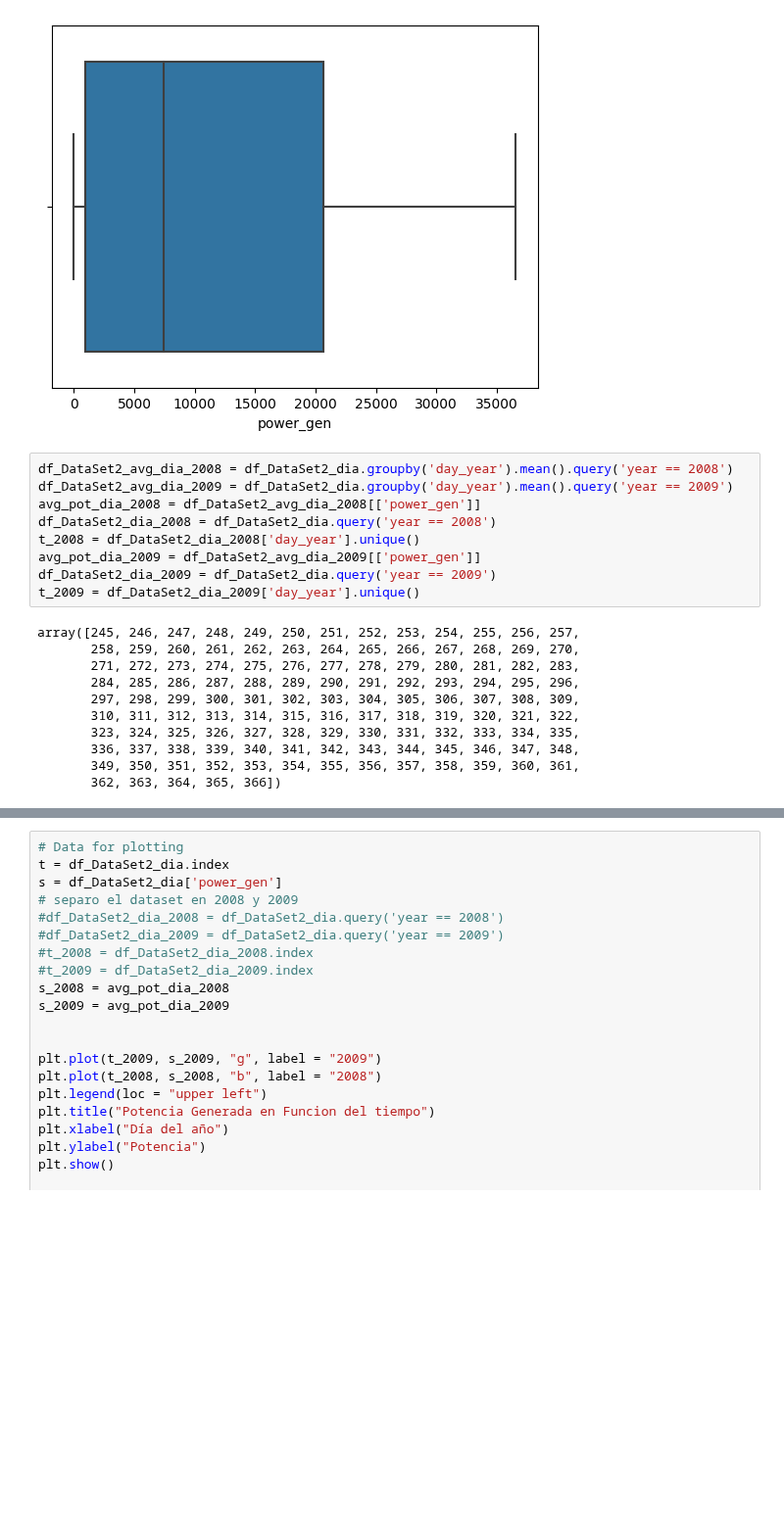
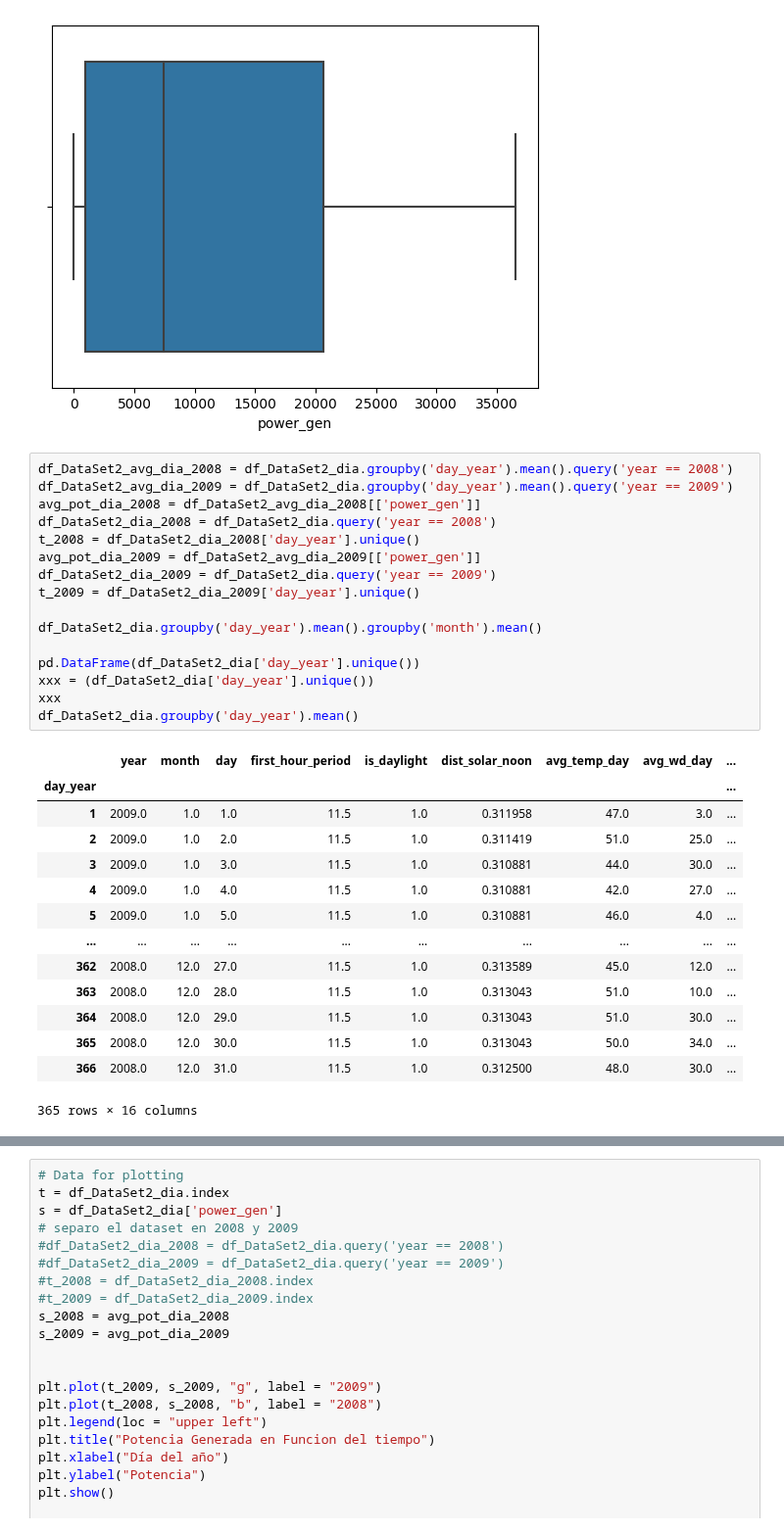
Before and after one commit to FernandoEzequiel/Coder, a Jupyter notebook: notebook/Entregas Coder/Visualizaciones_GarciaGonzalez.ipynb, the cells around one changed output, grey strips where cells are left out. Shown at 98% size. Cells and saved outputs as stored; diff of their text form; blank space fills up the shorter version.

```diff
--- a/notebook/Entregas Coder/Visualizaciones_GarciaGonzalez.ipynb
+++ b/notebook/Entregas Coder/Visualizaciones_GarciaGonzalez.ipynb
@@ -178,20 +178,31 @@ sns.boxplot(x=df_DataSet2_dia["power_gen"])
 # %%
 df_DataSet2_avg_dia_2008 = df_DataSet2_dia.groupby('day_year').mean().query('year == 2008')
 df_DataSet2_avg_dia_2009 = df_DataSet2_dia.groupby('day_year').mean().query('year == 2009')
 avg_pot_dia_2008 = df_DataSet2_avg_dia_2008[['power_gen']]
 df_DataSet2_dia_2008 = df_DataSet2_dia.query('year == 2008')
 t_2008 = df_DataSet2_dia_2008['day_year'].unique()
 avg_pot_dia_2009 = df_DataSet2_avg_dia_2009[['power_gen']]
 df_DataSet2_dia_2009 = df_DataSet2_dia.query('year == 2009')
 t_2009 = df_DataSet2_dia_2009['day_year'].unique()
+
+df_DataSet2_dia.groupby('day_year').mean().groupby('month').mean()
+
+pd.DataFrame(df_DataSet2_dia['day_year'].unique())
+xxx = (df_DataSet2_dia['day_year'].unique())
+xxx
+df_DataSet2_dia.groupby('day_year').mean()
 # %% [output]
+|  | year | month | day | first_hour_period | is_daylight | dist_solar_noon | avg_temp_day | avg_wd_day | ... |
+| day_year |  |  |  |  |  |  |  |  | ... |
+| 1 | 2009.0 | 1.0 | 1.0 | 11.5 | 1.0 | 0.311958 | 47.0 | 3.0 | ... |
+| 2 | 2009.0 | 1.0 | 2.0 | 11.5 | 1.0 | 0.311419 | 51.0 | 25.0 | ... |
+| 3 | 2009.0 | 1.0 | 3.0 | 11.5 | 1.0 | 0.310881 | 44.0 | 30.0 | ... |
+| 4 | 2009.0 | 1.0 | 4.0 | 11.5 | 1.0 | 0.310881 | 42.0 | 27.0 | ... |
+| 5 | 2009.0 | 1.0 | 5.0 | 11.5 | 1.0 | 0.310881 | 46.0 | 4.0 | ... |
+| ... | ... | ... | ... | ... | ... | ... | ... | ... | ... |
+| 362 | 2008.0 | 12.0 | 27.0 | 11.5 | 1.0 | 0.313589 | 45.0 | 12.0 | ... |
+| 363 | 2008.0 | 12.0 | 28.0 | 11.5 | 1.0 | 0.313043 | 51.0 | 10.0 | ... |
+| 364 | 2008.0 | 12.0 | 29.0 | 11.5 | 1.0 | 0.313043 | 51.0 | 30.0 | ... |
+| 365 | 2008.0 | 12.0 | 30.0 | 11.5 | 1.0 | 0.313043 | 50.0 | 34.0 | ... |
+| 366 | 2008.0 | 12.0 | 31.0 | 11.5 | 1.0 | 0.312500 | 48.0 | 30.0 | ... |
-array([245, 246, 247, 248, 249, 250, 251, 252, 253, 254, 255, 256, 257,
-       258, 259, 260, 261, 262, 263, 264, 265, 266, 267, 268, 269, 270,
-       271, 272, 273, 274, 275, 276, 277, 278, 279, 280, 281, 282, 283,
-       284, 285, 286, 287, 288, 289, 290, 291, 292, 293, 294, 295, 296,
-       297, 298, 299, 300, 301, 302, 303, 304, 305, 306, 307, 308, 309,
-       310, 311, 312, 313, 314, 315, 316, 317, 318, 319, 320, 321, 322,
-       323, 324, 325, 326, 327, 328, 329, 330, 331, 332, 333, 334, 335,
-       336, 337, 338, 339, 340, 341, 342, 343, 344, 345, 346, 347, 348,
-       349, 350, 351, 352, 353, 354, 355, 356, 357, 358, 359, 360, 361,
-       362, 363, 364, 365, 366])
+365 rows × 16 columns
```
Also changed, not shown: parts of 1 cell of this notebook.
